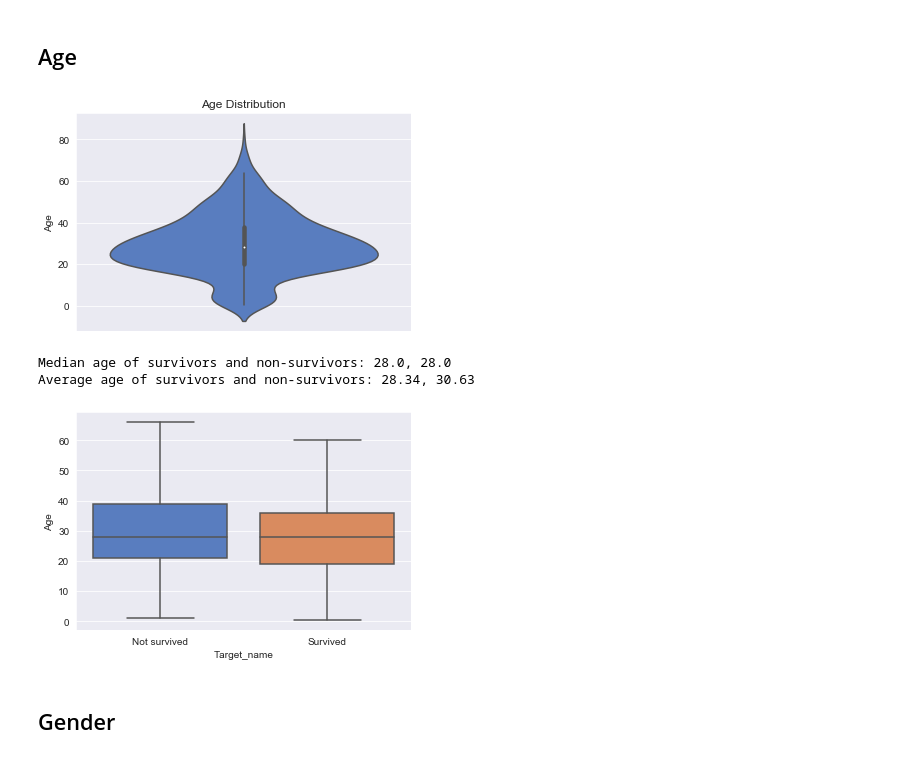
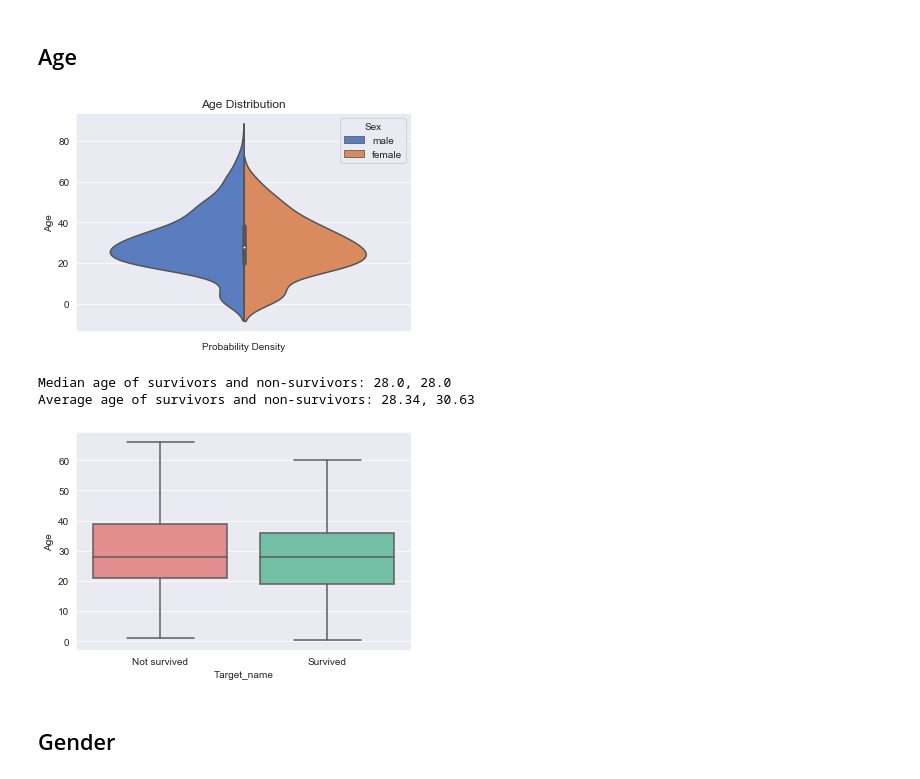
Before and after one commit to arsalanfardi/Titanic-Survival-Prediction, a Jupyter notebook: Titanic_Survival_Prediction.ipynb, the cells around one changed output. Drawn from its saved outputs; the diff is of its cells as text; code cells hidden in the pictures.

```diff
--- a/Titanic_Survival_Prediction.ipynb
+++ b/Titanic_Survival_Prediction.ipynb
@@ -99,19 +104,23 @@ print(f"{ratio*100:.2f}% of passengers survived the wreckage.")
 ## Age
 # %%
 # Mostly middle aged adults, very few seniors
-ax = sns.violinplot(y='Age', data=df);
+# Common column required for split violin plot to work (not sure if this is a bug?), dropped after use
+df['All'] = ""
+ax = sns.violinplot(y='Age', x='All', hue='Sex', data=df, split=True);
 ax.set_title('Age Distribution');
+ax.set_xlabel('Probability Density')
+df.drop('All', axis=1, inplace=True)
 # %% [output]
-[figure, old version]
+[figure, new version]
 # %%
 # Median age for survivors and non-survivors is equal, average age is also similar
-sns.boxplot(y='Age', x='Target_name', data=df, showfliers = False);
+sns.boxplot(y='Age', x='Target_name', data=df, showfliers = False, palette=survival_palette);
 print(f"Median age of survivors and non-survivors: {df[df.Survived==1].Age.median()}, {df[df.Survived==0].Age.median()}")
 print(f"Average age of survivors and non-survivors: {df[df.Survived==1].Age.mean():.2f}, {df[df.Survived==0].Age.mean():.2f}")
 # %% [output]
 Median age of survivors and non-survivors: 28.0, 28.0
 Average age of survivors and non-survivors: 28.34, 30.63
-[figure, old version]
+[figure, new version]
 # %% [markdown]
 ## Gender
 # %%
```
Also changed, not shown: parts of 8 cells of this notebook.
